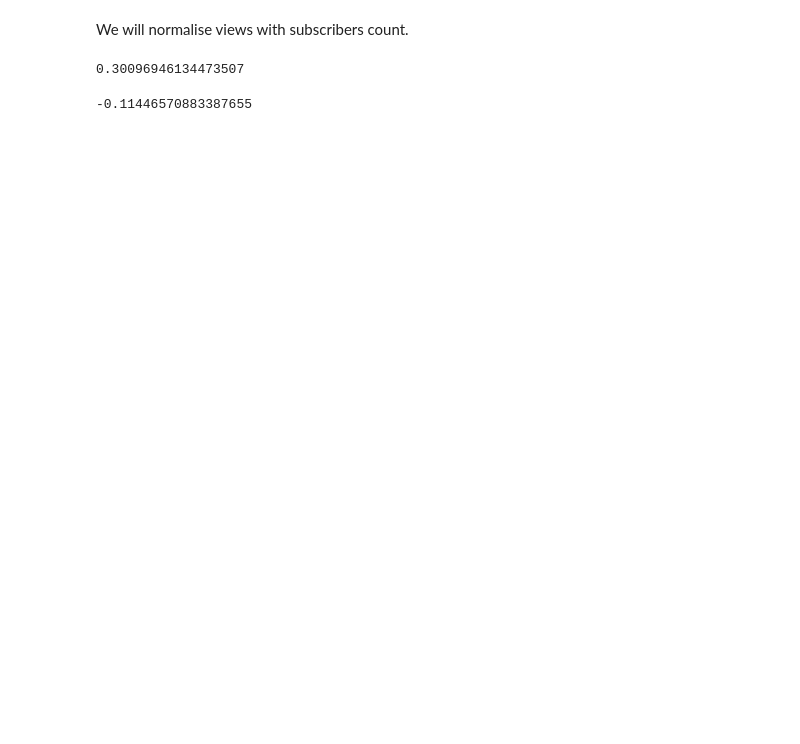
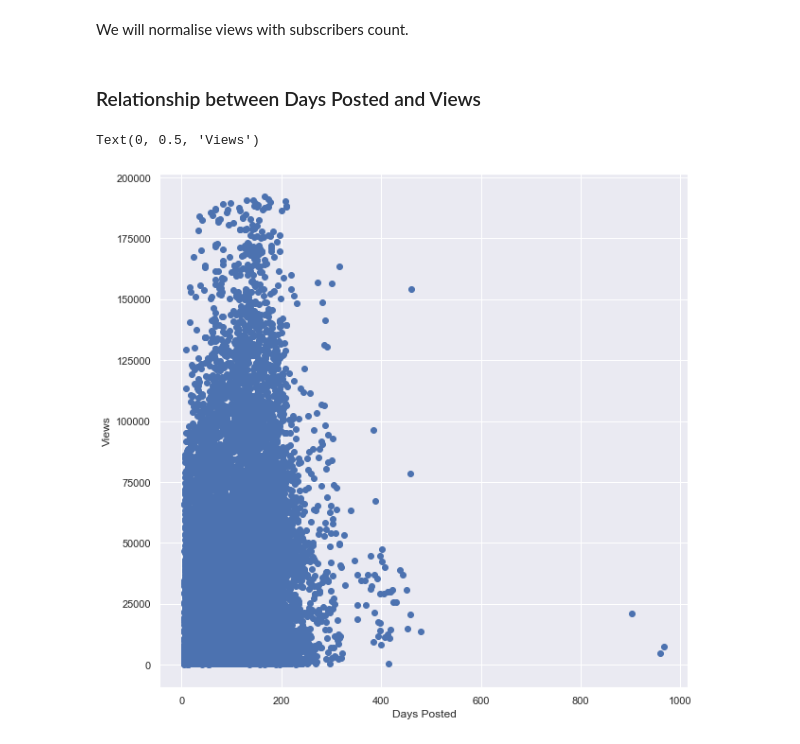
Before and after one commit to siddharthgohil/Project_Youtube_Analysis, a Jupyter notebook: 2. EDA.ipynb, the cells around one changed output. Drawn from its saved outputs; the diff is of its cells as text; code cells hidden in the pictures; blank space fills up the shorter version.

```diff
--- a/2. EDA.ipynb
+++ b/2. EDA.ipynb
@@ -145,12 +145,12 @@ Text(0.5, 1.0, 'After Removing Outliers')
 # %% [markdown]
 We will normalise views with subscribers count.
-# %%
-# Correlation between Views and target variable
-data_remove['Views'].corr(data_remove['target'])
-# %% [output]
-0.30096946134473507
-# %%
-# Correlation between Subscribers and target variable
-data_remove['Subscribers'].corr(data_remove['target'])
-# %% [output]
--0.11446570883387655
+# %% [markdown]
+### Relationship between Days Posted and Views
+# %%
+plt.figure(figsize=(10,10))
+plt.scatter(x='DaysPosted', y='Views', data=data_remove)
+plt.xlabel("Days Posted")
+plt.ylabel('Views')
+# %% [output]
+Text(0, 0.5, 'Views')
+[figure, added]
```
Also changed, not shown: parts of 19 cells of this notebook.
